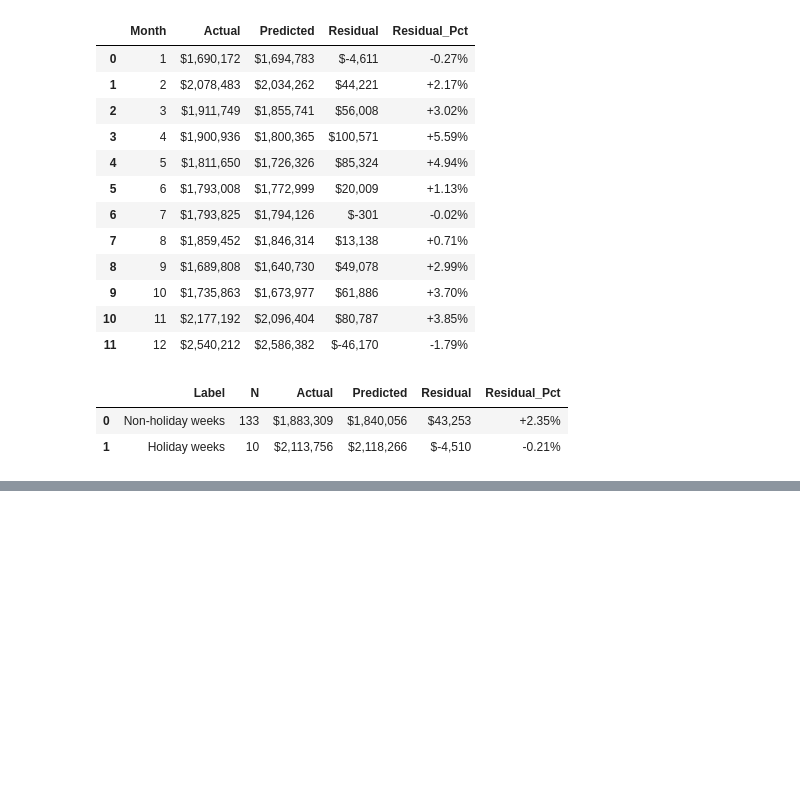
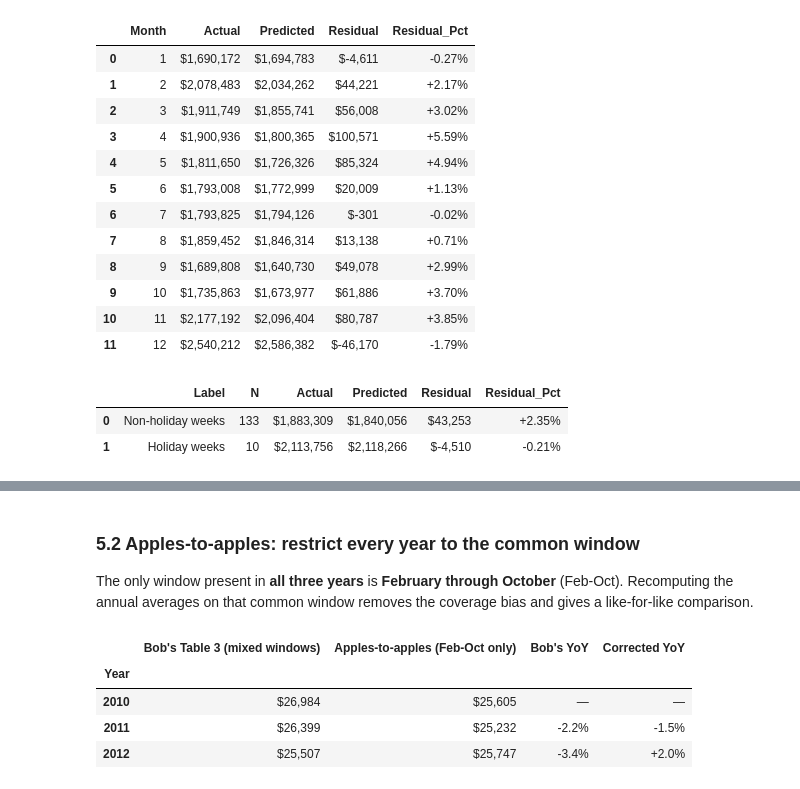
Before and after one commit to albertoquiroga-ctrl/ML-IPADE, a Jupyter notebook: Sessions/S3/Bobs_Report.ipynb, the cells around one changed output, grey strips where cells are left out. Drawn from its saved outputs; the diff is of its cells as text; code cells hidden in the pictures; blank space fills up the shorter version.

```diff
--- a/Sessions/S3/Bobs_Report.ipynb
+++ b/Sessions/S3/Bobs_Report.ipynb
@@ -616,0 +675,28 @@ holiday_split[["Label","N","Actual","Predicted","Residual","Residual_Pct"]].styl
+# %% [markdown]
+### 5.2 Apples-to-apples: restrict every year to the common window
+
+The only window present in **all three years** is **February through October** (Feb-Oct).
+Recomputing the annual averages on that common window removes the coverage bias and gives
+a like-for-like comparison.
+# %%
+# ----- Same metric, common Feb-Oct window every year -----
+same_window = dept_df[dept_df["Month"].between(2, 10)]
+same = same_window.groupby(["Store", "Year"])["Weekly_Sales"].mean().unstack()
+
+s10_apples = same.loc[10].round(0)
+cmp = pd.DataFrame({
+    "Bob's Table 3 (mixed windows)": bob_s10,
+    "Apples-to-apples (Feb-Oct only)": s10_apples,
+})
+cmp["Bob's YoY"]    = cmp["Bob's Table 3 (mixed windows)"].pct_change()*100
+cmp["Corrected YoY"] = cmp["Apples-to-apples (Feb-Oct only)"].pct_change()*100
+cmp.style.format({"Bob's Table 3 (mixed windows)":"${:,.0f}",
+                  "Apples-to-apples (Feb-Oct only)":"${:,.0f}",
+                  "Bob's YoY":"{:+.1f}%",
+                  "Corrected YoY":"{:+.1f}%"}, na_rep="—")
+# %% [output]
+|  | Bob's Table 3 (mixed windows) | Apples-to-apples (Feb-Oct only) | Bob's YoY | Corrected YoY |
+| Year |  |  |  |  |
+| 2010 | $26,984 | $25,605 | — | — |
+| 2011 | $26,399 | $25,232 | -2.2% | -1.5% |
+| 2012 | $25,507 | $25,747 | -3.4% | +2.0% |
```
Also changed, not shown: parts of 15 cells of this notebook.
